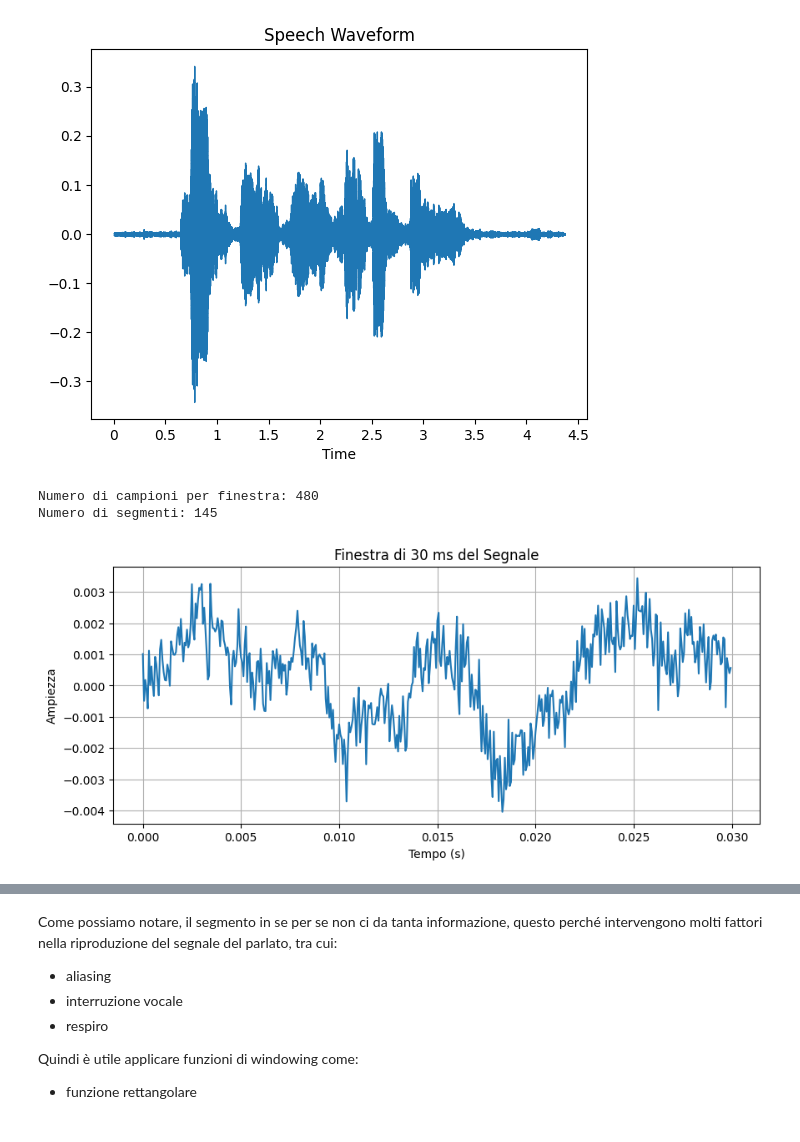
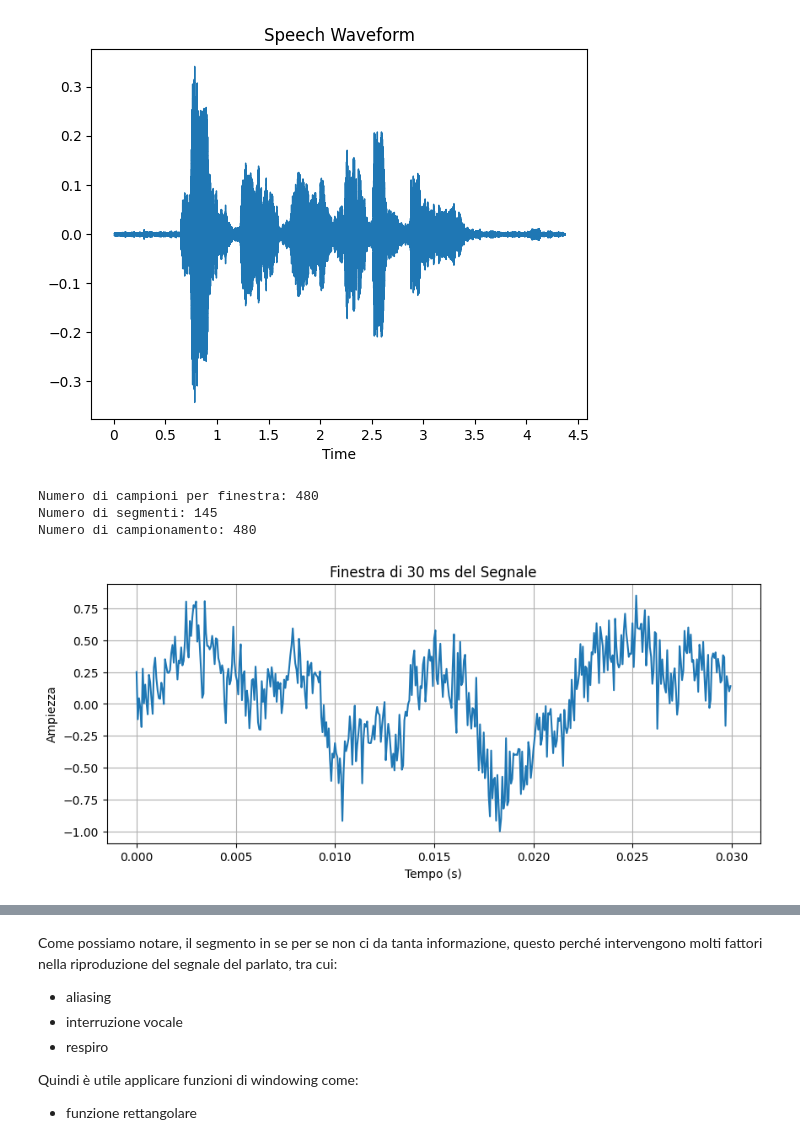
Before and after one commit to gabrielecosta/analisi_segnali, a Jupyter notebook: es3/ese3.ipynb, the cells around one changed output, grey strips where cells are left out. Cells and saved outputs as stored; diff of their text form; code cells hidden in the pictures.

```diff
--- a/es3/ese3.ipynb
+++ b/es3/ese3.ipynb
@@ -49,7 +49,9 @@ def segment_signal(signal, fs, t_window_ms = 0.03):
     n_samples_window = int(fs * t_window_ms)
     print(f"Numero di campioni per finestra: {n_samples_window}")
     num_segmenti = int(signal.shape[0] // n_samples_window)
+    n = np.linspace(0.5, n_samples_window-0.5, n_samples_window)
     print(f"Numero di segmenti: {num_segmenti}")
+    print(f"Numero di campionamento: {len(n)}")
     # Lista per conservare i segmenti finestrati
     segmenti = []
     # Crea i segmenti
@@ -57,17 +59,21 @@ def segment_signal(signal, fs, t_window_ms = 0.03):
         inizio = i * n_samples_window
         fine = (i + 1) * n_samples_window
         segmento = signal[inizio:fine]
+        # normalizzazione
+        segmento = segmento / np.max(np.abs(segmento))
         segmenti.append(segmento)
     # Gestisci eventuali campioni rimanenti
     if len(signal) % n_samples_window != 0:
         segmento_parziale = signal[num_segmenti * n_samples_window:]
         segmenti.append(segmento_parziale)
+    # segmenti = segmenti / np.max(np.abs(segmenti)) # normalizzazione
     return segmenti
 
 segmenti = segment_signal(signal, fs=sample_rate)
 # %% [output]
 Numero di campioni per finestra: 480
 Numero di segmenti: 145
+Numero di campionamento: 480
 # %%
 # # se volessi ricostruire il segnale finestrato
 # # Identifica i segmenti tra il secondo 1 e il secondo 2
@@ -92,16 +98,17 @@ Numero di segmenti: 145
 # plt.show()
 # %%
 # Crea il grafico
+segmento = segmenti[2]
 t_window = 30
 plt.figure(figsize=(10, 4))
-plt.plot(np.arange(len(segmenti[0])) / sample_rate, segmenti[2])
+plt.plot(np.arange(len(segmento)) / sample_rate, segmento)
 plt.title(f"Finestra di {t_window} ms del Segnale")
 plt.xlabel("Tempo (s)")
 plt.ylabel("Ampiezza")
 plt.grid(True)
 plt.show()
 # %% [output]
-[figure, old version]
+[figure, new version]
 # %%
 import numpy as np
 import matplotlib.pyplot as plt
```
Also changed, not shown: parts of 30 cells of this notebook.
